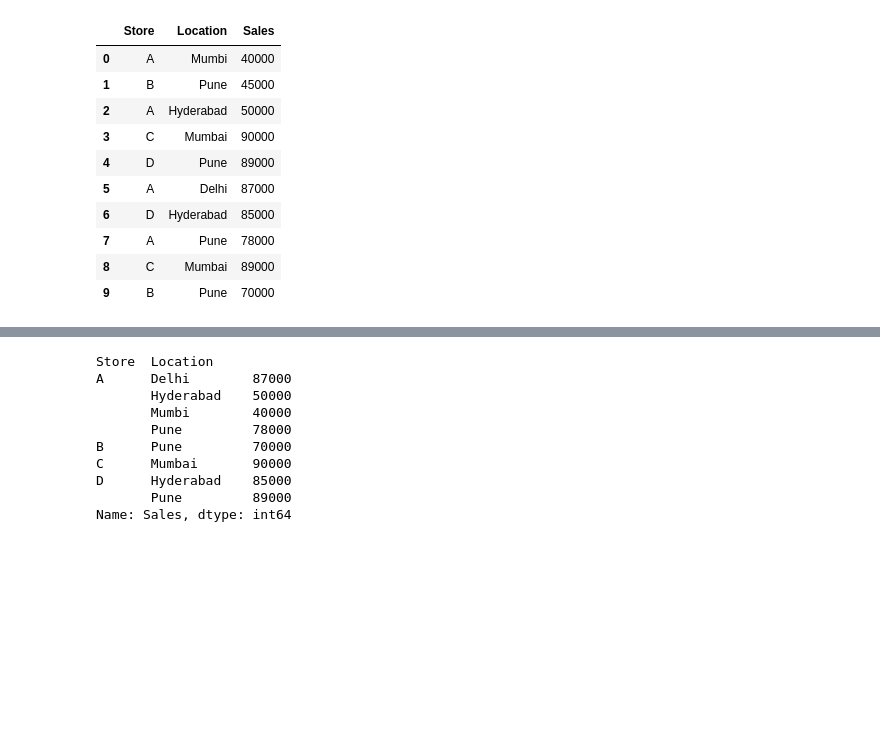
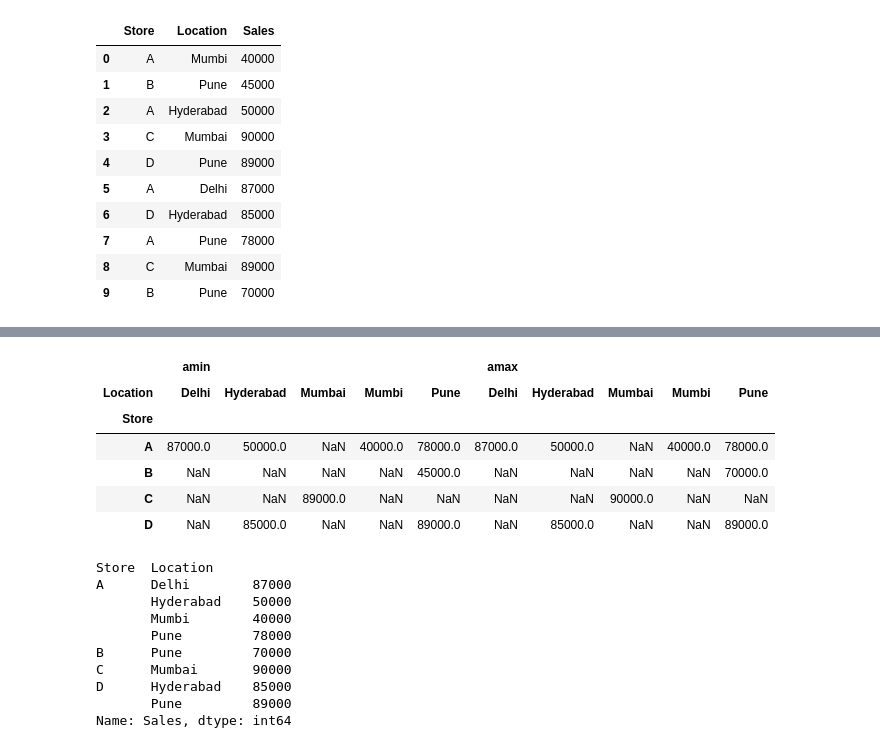
Before and after one commit to yadul6339/C1, a Jupyter notebook: NPV_Take_home_(Day_3)_Questions.ipynb, the cells around one changed output, grey strips where cells are left out. Drawn from its saved outputs; the diff is of its cells as text; code cells hidden in the pictures; blank space fills up the shorter version.

```diff
--- a/NPV_Take_home_(Day_3)_Questions.ipynb
+++ b/NPV_Take_home_(Day_3)_Questions.ipynb
@@ -139,3 +126,18 @@ D             NaN    85000.0      NaN      NaN  89000.0
+# %%
+#another way of doing it
+
+import numpy as np
+f= df.pivot_table(values= 'Sales', index= 'Store', columns= 'Location', aggfunc=[np.min, np.max])
+# %%
+f
+# %% [output]
+|  | amin |  |  |  |  | amax |  |  |  |  |
+| Location | Delhi | Hyderabad | Mumbai | Mumbi | Pune | Delhi | Hyderabad | Mumbai | Mumbi | Pune |
+| Store |  |  |  |  |  |  |  |  |  |  |
+| A | 87000.0 | 50000.0 | NaN | 40000.0 | 78000.0 | 87000.0 | 50000.0 | NaN | 40000.0 | 78000.0 |
+| B | NaN | NaN | NaN | NaN | 45000.0 | NaN | NaN | NaN | NaN | 70000.0 |
+| C | NaN | NaN | 89000.0 | NaN | NaN | NaN | NaN | 90000.0 | NaN | NaN |
+| D | NaN | 85000.0 | NaN | NaN | 89000.0 | NaN | 85000.0 | NaN | NaN | 89000.0 |
 # %%
 # if you dont want NaN's, we can use this:
 df['Sales'].groupby([df['Store'], df['Location']]).max()
```
Also changed, not shown: parts of 9 cells of this notebook.
